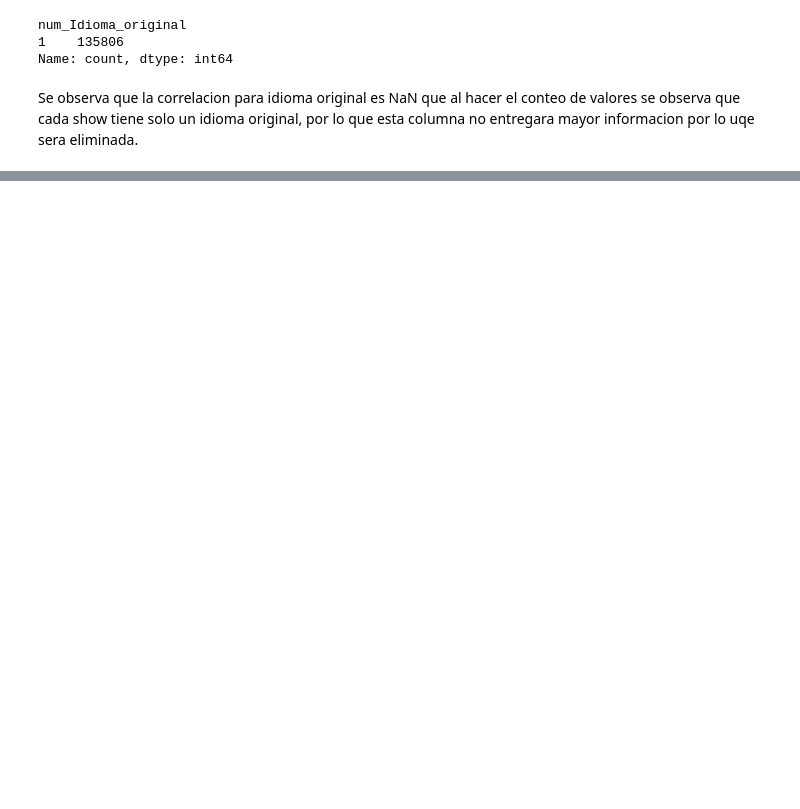
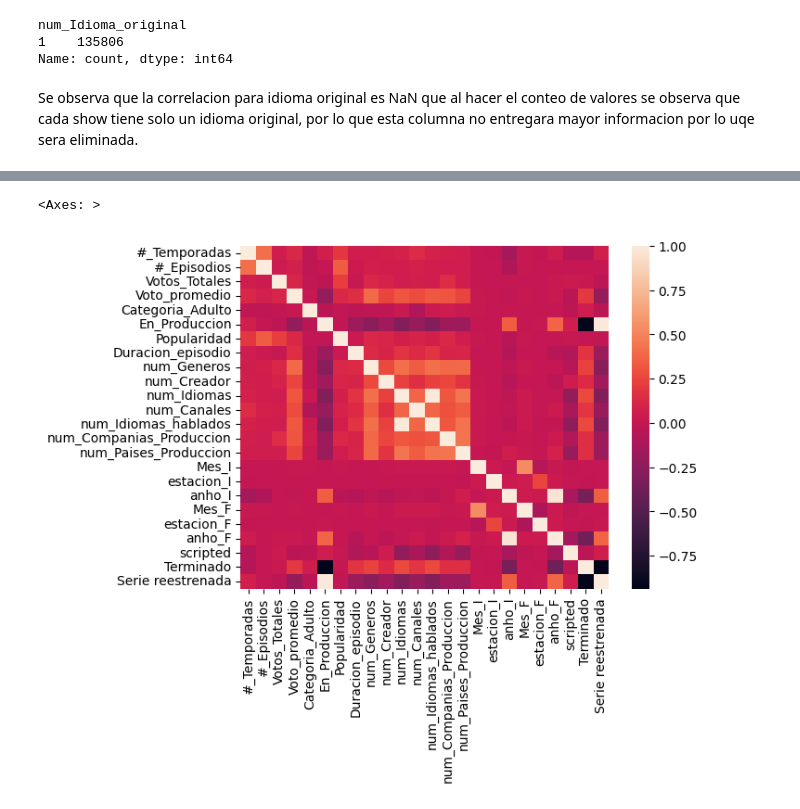
Before and after one commit to PedroJofreEsc/popularidad-de-series, a Jupyter notebook: popularidad de series Jofre.ipynb, the cells around one changed output, grey strips where cells are left out. Saved outputs shown, nothing was run; the diff lists cells and outputs as text; code cells hidden in the pictures; blank space fills up the shorter version.

```diff
--- a/popularidad de series Jofre.ipynb
+++ b/popularidad de series Jofre.ipynb
@@ -207,0 +243,8 @@ NameError: name 'tmdb' is not defined
+# %%
+tmdb_corr['Categoria_Adulto']=tmdb_corr['Categoria_Adulto'].astype(int)
+tmdb_corr['En_Produccion']=tmdb_corr['En_Produccion'].astype(int)
+# %%
+sns.heatmap(tmdb_corr.corr())
+# %% [output]
+<Axes: >
+[figure, added]
```
Also changed, not shown: parts of 16 cells of this notebook, 1 other file.
